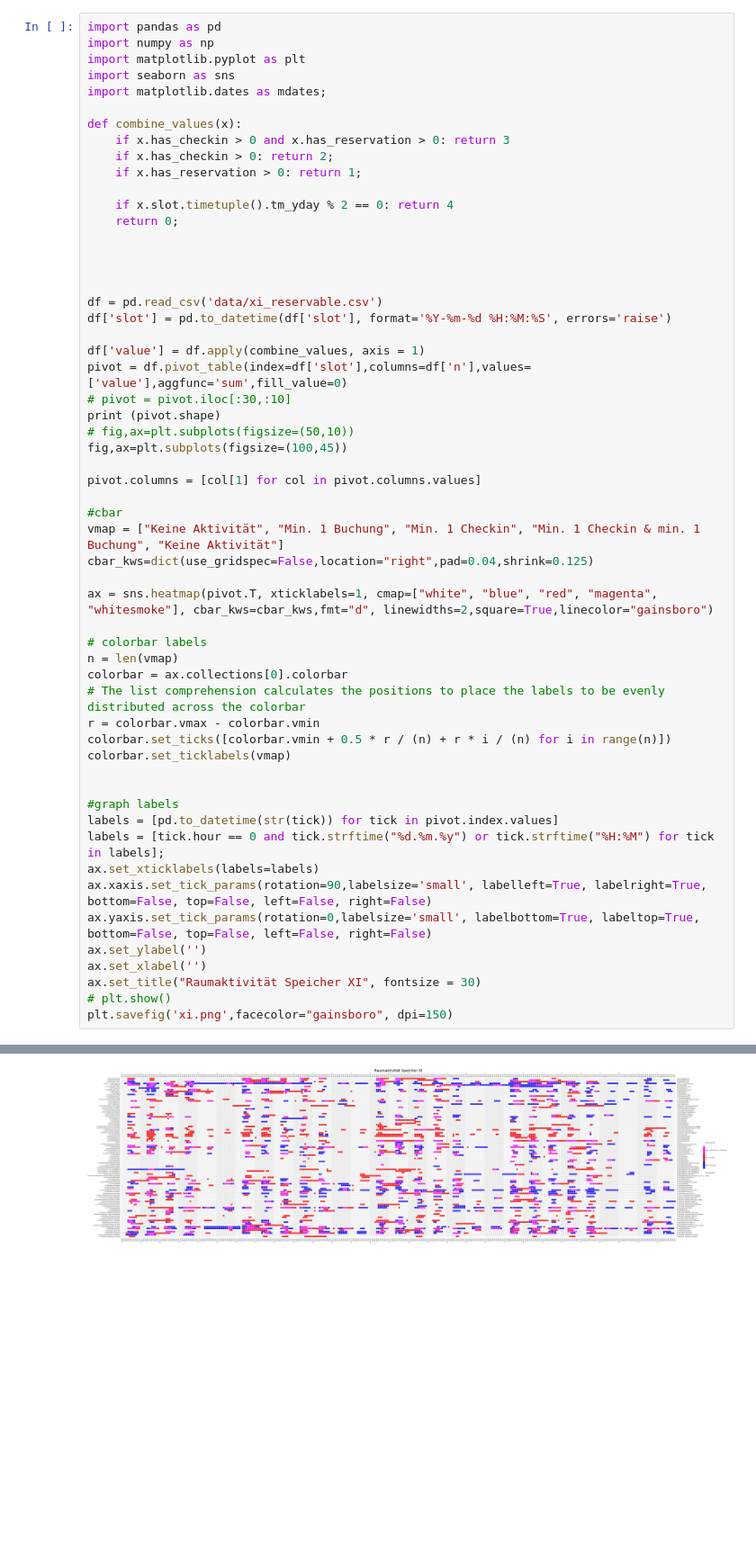
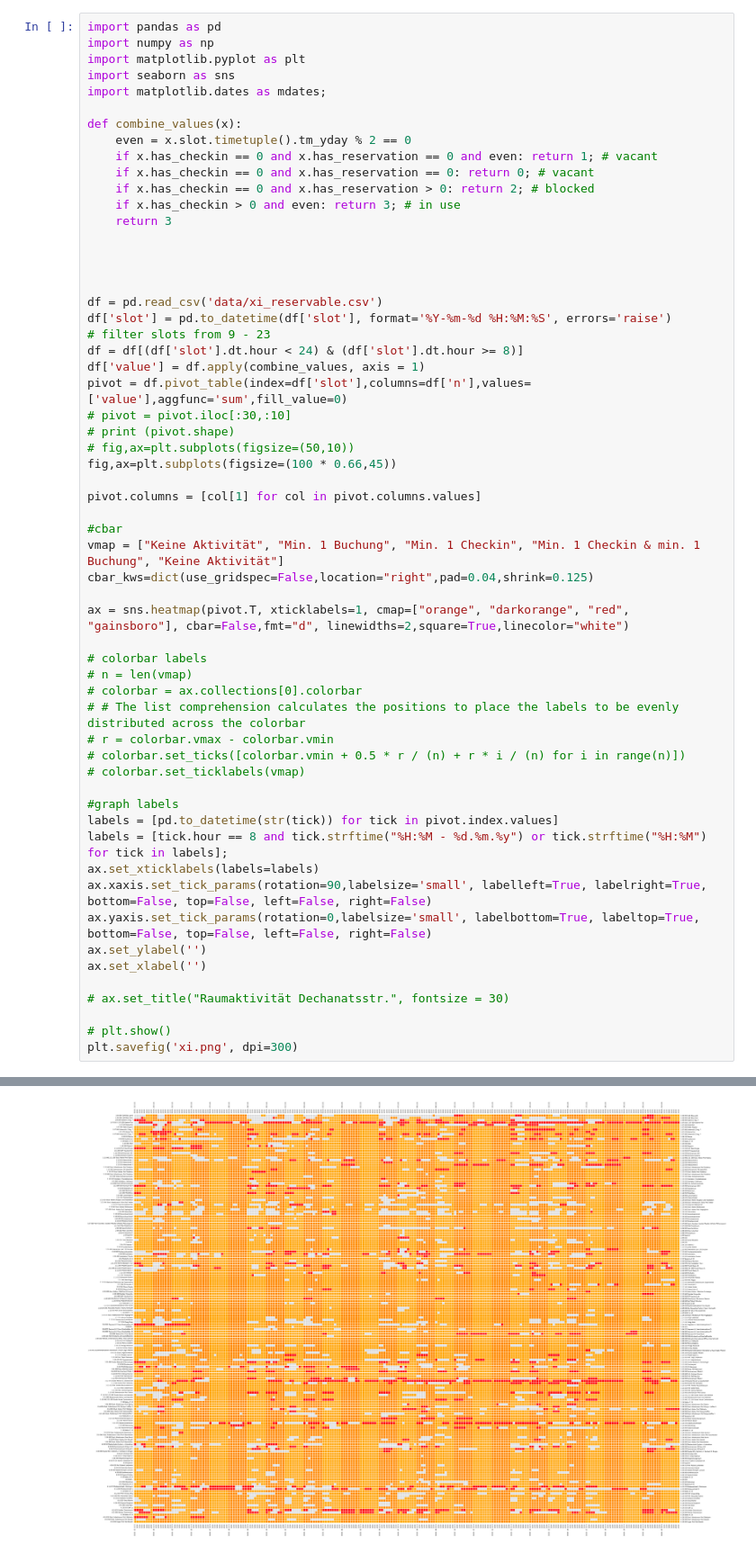
Before and after one commit to digitalmediabremen/hfk-checkin, a Jupyter notebook: evaluation/matrixplot.ipynb, the cells around one changed output, grey strips where cells are left out. Shown at 90% size. Cells and saved outputs as stored; diff of their text form; blank space fills up the shorter version.

Commit message:
evaluation: adjust color scheme

```diff
--- a/evaluation/matrixplot.ipynb
+++ b/evaluation/matrixplot.ipynb
@@ -6,25 +6,26 @@ import seaborn as sns
 import matplotlib.dates as mdates;
 
 def combine_values(x):
-    if x.has_checkin > 0 and x.has_reservation > 0: return 3
-    if x.has_checkin > 0: return 2;
-    if x.has_reservation > 0: return 1;
-
-    if x.slot.timetuple().tm_yday % 2 == 0: return 4
-    return 0;
+    even = x.slot.timetuple().tm_yday % 2 == 0
+    if x.has_checkin == 0 and x.has_reservation == 0 and even: return 1; # vacant
+    if x.has_checkin == 0 and x.has_reservation == 0: return 0; # vacant
+    if x.has_checkin == 0 and x.has_reservation > 0: return 2; # blocked
+    if x.has_checkin > 0 and even: return 3; # in use
+    return 3
 
 
 
 
 df = pd.read_csv('data/xi_reservable.csv')
 df['slot'] = pd.to_datetime(df['slot'], format='%Y-%m-%d %H:%M:%S', errors='raise')
-
+# filter slots from 9 - 23
+df = df[(df['slot'].dt.hour < 24) & (df['slot'].dt.hour >= 8)]
 df['value'] = df.apply(combine_values, axis = 1)
 pivot = df.pivot_table(index=df['slot'],columns=df['n'],values=['value'],aggfunc='sum',fill_value=0)
 # pivot = pivot.iloc[:30,:10]
-print (pivot.shape)
+# print (pivot.shape)
 # fig,ax=plt.subplots(figsize=(50,10))
-fig,ax=plt.subplots(figsize=(100,45))
+fig,ax=plt.subplots(figsize=(100 * 0.66,45))
 
 pivot.columns = [col[1] for col in pivot.columns.values]
 
@@ -32,26 +33,27 @@ pivot.columns = [col[1] for col in pivot.columns.values]
 vmap = ["Keine Aktivität", "Min. 1 Buchung", "Min. 1 Checkin", "Min. 1 Checkin & min. 1 Buchung", "Keine Aktivität"]
 cbar_kws=dict(use_gridspec=False,location="right",pad=0.04,shrink=0.125)
 
-ax = sns.heatmap(pivot.T, xticklabels=1, cmap=["white", "blue", "red", "magenta", "whitesmoke"], cbar_kws=cbar_kws,fmt="d", linewidths=2,square=True,linecolor="gainsboro")
+ax = sns.heatmap(pivot.T, xticklabels=1, cmap=["orange", "darkorange", "red", "gainsboro"], cbar=False,fmt="d", linewidths=2,square=True,linecolor="white")
 
 # colorbar labels
-n = len(vmap)
-colorbar = ax.collections[0].colorbar
-# The list comprehension calculates the positions to place the labels to be evenly distributed across the colorbar
-r = colorbar.vmax - colorbar.vmin
-colorbar.set_ticks([colorbar.vmin + 0.5 * r / (n) + r * i / (n) for i in range(n)])
-colorbar.set_ticklabels(vmap)
-
+# n = len(vmap)
+# colorbar = ax.collections[0].colorbar
+# # The list comprehension calculates the positions to place the labels to be evenly distributed across the colorbar
+# r = colorbar.vmax - colorbar.vmin
+# colorbar.set_ticks([colorbar.vmin + 0.5 * r / (n) + r * i / (n) for i in range(n)])
+# colorbar.set_ticklabels(vmap)
 
 #graph labels
 labels = [pd.to_datetime(str(tick)) for tick in pivot.index.values]
-labels = [tick.hour == 0 and tick.strftime("%d.%m.%y") or tick.strftime("%H:%M") for tick in labels];
+labels = [tick.hour == 8 and tick.strftime("%H:%M - %d.%m.%y") or tick.strftime("%H:%M") for tick in labels];
 ax.set_xticklabels(labels=labels)
 ax.xaxis.set_tick_params(rotation=90,labelsize='small', labelleft=True, labelright=True, bottom=False, top=False, left=False, right=False)
 ax.yaxis.set_tick_params(rotation=0,labelsize='small', labelbottom=True, labeltop=True, bottom=False, top=False, left=False, right=False)
 ax.set_ylabel('')
 ax.set_xlabel('')
-ax.set_title("Raumaktivität Speicher XI", fontsize = 30)
+
+# ax.set_title("Raumaktivität Dechanatsstr.", fontsize = 30)
+
 # plt.show()
-plt.savefig('xi.png',facecolor="gainsboro", dpi=150)
+plt.savefig('xi.png', dpi=300)
 # %% [output]
@@ -59 +60 @@ plt.savefig('xi.png',facecolor="gainsboro", dpi=150)
-[figure, old version]
+[figure, new version]
```
Also changed, not shown: parts of 1 cell of this notebook.
